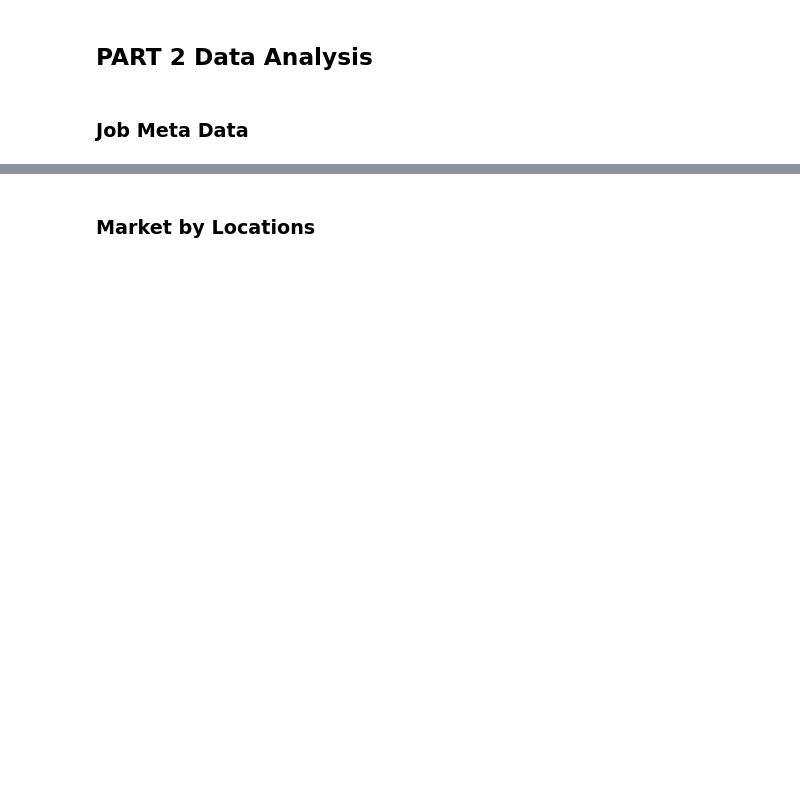
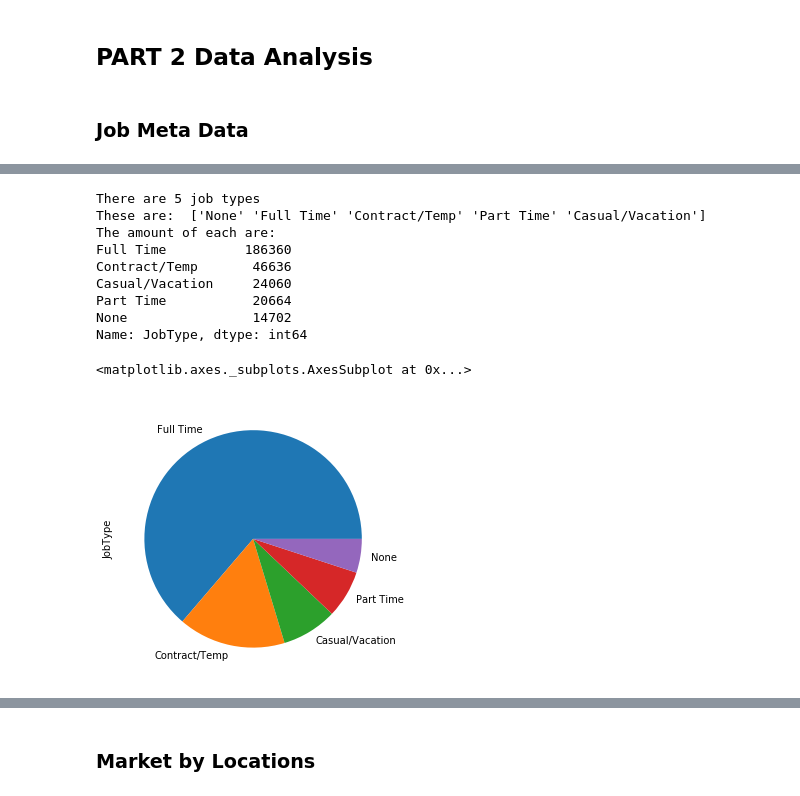
Before and after one commit to EthanLewis15/3803ICT_Big_Data_Assignment, a Jupyter notebook: assignment_main.ipynb, the cells around one changed output, grey strips where cells are left out. Drawn from its saved outputs; the diff is of its cells as text; code cells hidden in the pictures; blank space fills up the shorter version.

```diff
--- a/assignment_main.ipynb
+++ b/assignment_main.ipynb
@@ -319,13 +430,25 @@ print(top_10_Classification, "\n")
 # %%
 #Analysis job type
 typeDataFrame =  baseDataFrame.dropna(subset=['JobType'])
 print("There are", len(typeDataFrame['JobType'].unique()), "job types")
 print("These are: ",typeDataFrame['JobType'].unique())
 print("The amount of each are:")
 print(typeDataFrame['JobType'].value_counts())
 
 value_bins = typeDataFrame['JobType'].value_counts()
-value_bins.plot.pie(y='JobType', figsize=(20, 20))
+value_bins.plot.pie(y='JobType', figsize=(5, 5))
+# %% [output]
+There are 5 job types
+These are:  ['None' 'Full Time' 'Contract/Temp' 'Part Time' 'Casual/Vacation']
+The amount of each are:
+Full Time          186360
+Contract/Temp       46636
+Casual/Vacation     24060
+Part Time           20664
+None                14702
+Name: JobType, dtype: int64
+<matplotlib.axes._subplots.AxesSubplot at 0x...>
+[figure, added]
 # %%
 #Analysis the salary over time
 dataFrame =  baseDataFrame.dropna(subset=['JobType', 'AverageSalary'])
```
Also changed, not shown: parts of 35 cells of this notebook.
